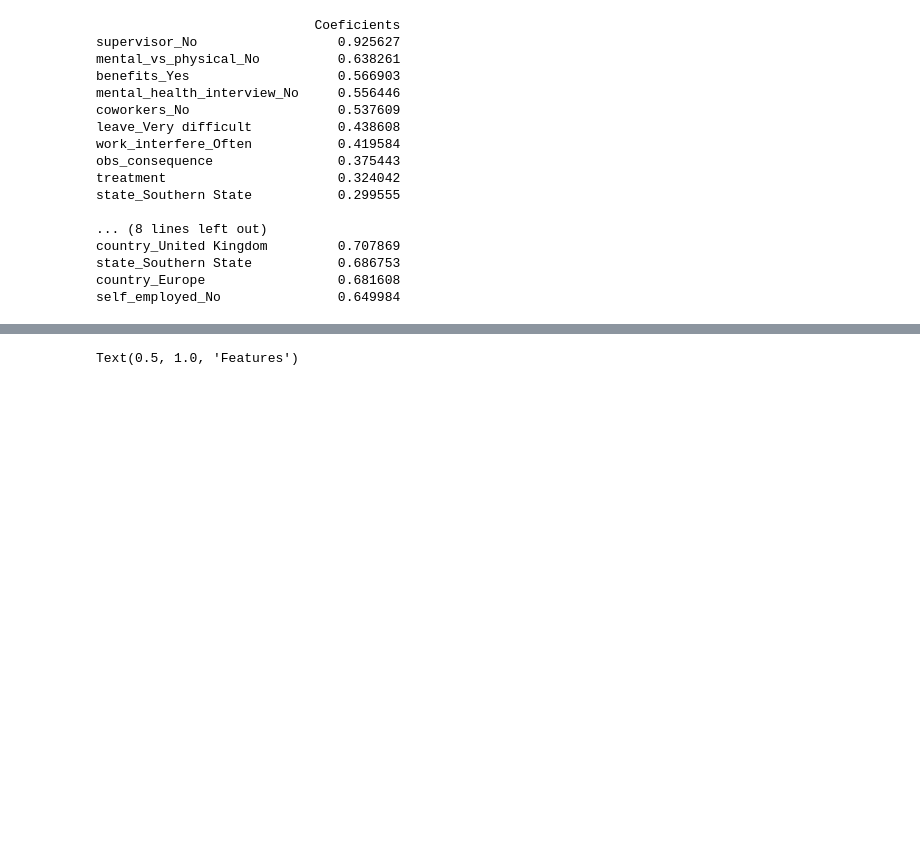
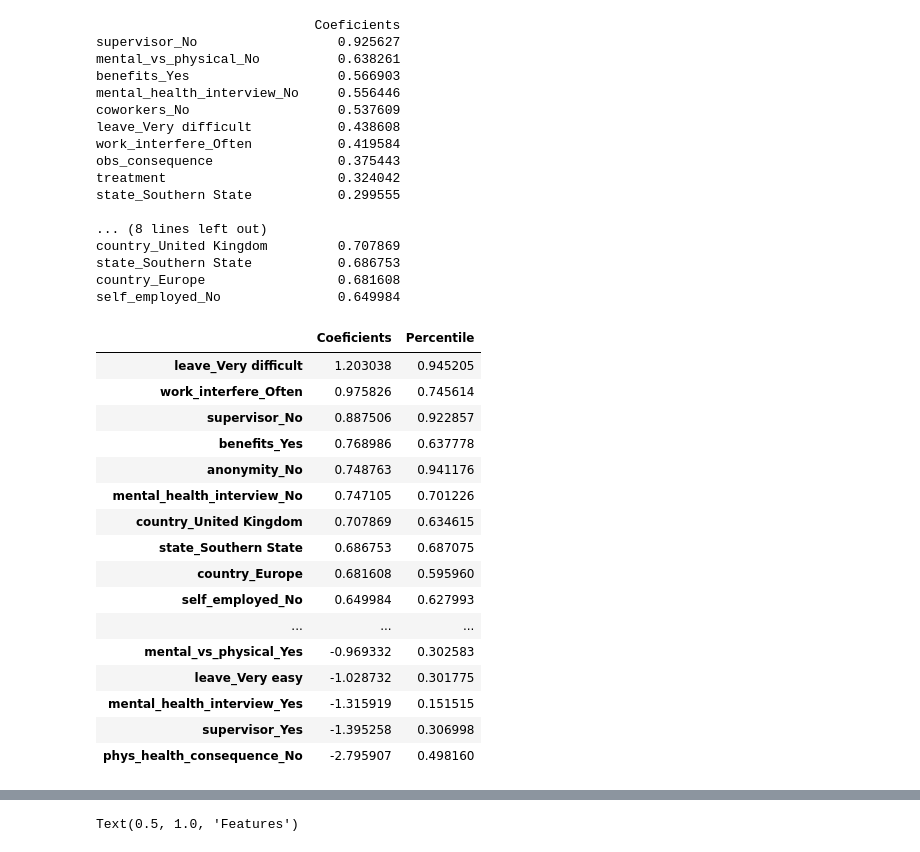
Before and after one commit to carlosiruiz/Mental_Health_Analysis-, a Jupyter notebook: Master_Mentalhealth_2.ipynb, the cells around one changed output, grey strips where cells are left out. Cells and saved outputs as stored; diff of their text form; code cells hidden in the pictures; blank space fills up the shorter version.

```diff
--- a/Master_Mentalhealth_2.ipynb
+++ b/Master_Mentalhealth_2.ipynb
@@ -448,6 +448,35 @@ country_United Kingdom         0.707869
 state_Southern State           0.686753
 country_Europe                 0.681608
 self_employed_No               0.649984
+# %%
+# Concatenated a percentile column to our coeficients to be able to see the percentace that influenced our
+# target variable.
+
+percentile=[]
+for c in final_coef_rfe.index:
+    per=pd.crosstab(df[c],df['mental_health_consequence']).apply(lambda x: x/x.sum(), axis=1)
+    hold=per.iloc[1,1]
+    percentile.append(hold)
+final_coef_rfe['Percentile']=percentile
+final_coef_rfe
+# %% [output]
+|  | Coeficients | Percentile |
+| leave_Very difficult | 1.203038 | 0.945205 |
+| work_interfere_Often | 0.975826 | 0.745614 |
+| supervisor_No | 0.887506 | 0.922857 |
+| benefits_Yes | 0.768986 | 0.637778 |
+| anonymity_No | 0.748763 | 0.941176 |
+| mental_health_interview_No | 0.747105 | 0.701226 |
+| country_United Kingdom | 0.707869 | 0.634615 |
+| state_Southern State | 0.686753 | 0.687075 |
+| country_Europe | 0.681608 | 0.595960 |
+| self_employed_No | 0.649984 | 0.627993 |
+| ... | ... | ... |
+| mental_vs_physical_Yes | -0.969332 | 0.302583 |
+| leave_Very easy | -1.028732 | 0.301775 |
+| mental_health_interview_Yes | -1.315919 | 0.151515 |
+| supervisor_Yes | -1.395258 | 0.306998 |
+| phys_health_consequence_No | -2.795907 | 0.498160 |
 # %%
 # Renaming the coeficients so we are able to interpret them in graphiscs
 final_coef_rfe.index=['Med leave for MH (Very Difficult)', 'Work Interference (Often)', 'Dis Supervisor (No)',
```
Also changed, not shown: parts of 5 cells of this notebook, 7 other files.
